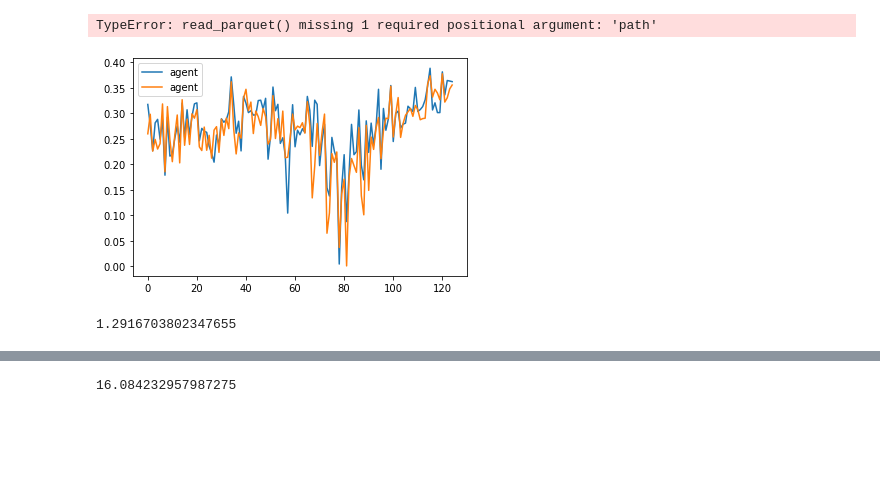
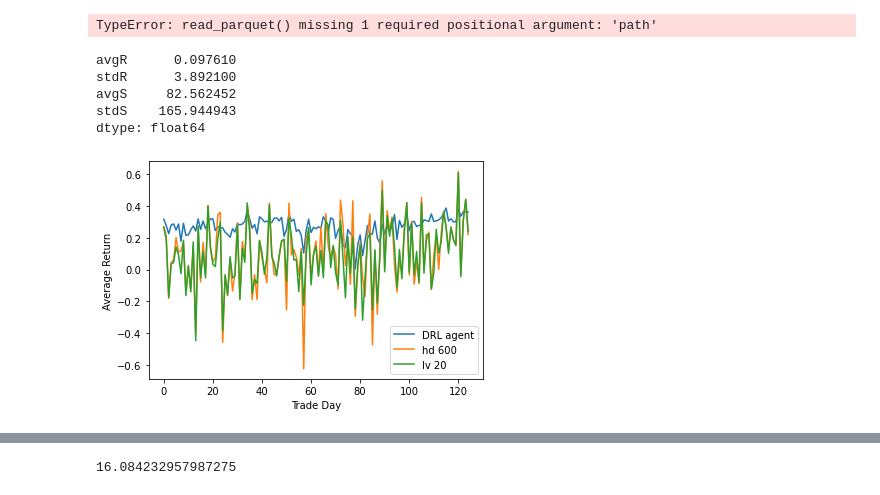
Before and after one commit to irides777/trader, a Jupyter notebook: pic.ipynb, the cells around one changed output, grey strips where cells are left out. Drawn from its saved outputs; the diff is of its cells as text; code cells hidden in the pictures; blank space fills up the shorter version.

```diff
--- a/pic.ipynb
+++ b/pic.ipynb
@@ -98,10 +98,14 @@ pd.read_parquet()
 TypeError: read_parquet() missing 1 required positional argument: 'path'
 # %%
 agent = pd.read_csv('res/rb.csv')
-oa = pd.read_csv('res/rb/DRLBuy.csv')
+# oa = pd.read_csv('res/rb/DRLBuy.csv')
 hd = {}
 lv = {}
+a = []
 for i in [30, 50, 100, 200, 500, 600]:
     hd[i] = pd.read_csv(f'res/rb{i}hd.csv')
+    a.append([f'hd{i}']+list(hd[i].mean()[1:4].values))
 for i in [1, 2, 3, 5, 7, 10, 20]:
     lv[i] = pd.read_csv(f'res/rb{i}lv.csv')
+    a.append([f'lv{i}']+list(lv[i].mean()[1:4].values))
+a.append([f'DRL agent']+list(agent.mean()[1:4].values))
@@ -108,18 +114,27 @@ for i in [1, 2, 3, 5, 7, 10, 20]:
+# %%
+hd[600].mean()[1:]
+# %% [output]
+avgR      0.097610
+stdR      3.892100
+avgS     82.562452
+stdS    165.944943
+dtype: float64
 # %%
 fig, ax = plt.subplots()
-ax.plot(agent.avgR, label='agent')
-ax.plot(oa.avgR, label='agent')
+ax.plot(agent.avgR, label='DRL agent')
+# ax.plot(oa.avgR, label='agent')
 
 # ax.plot(hd[30].avgR, label='hd 30')
 # ax.plot(hd[200].avgR, label='hd 200')
-# ax.plot(hd[600].avgR, label='hd 600')
+ax.plot(hd[600].avgR, label='hd 600')
 # ax.plot(lv[2].avgR, label='lv 2')
 # ax.plot(lv[10].avgR, label='lv 10')
-# ax.plot(lv[20].avgR, label='lv 20')
+ax.plot(lv[20].avgR, label='lv 20')
 # ax.plot(data4.avgR, label='lv 10')
 # ax.fill_between(data.avgR, data.avgR-data.stdR, data.avgR+data.stdR, alpha=0.1)
+plt.xlabel('Trade Day')
+plt.ylabel('Average Return')
 plt.legend()
 plt.show()
 # %% [output]
-[figure, old version]
+[figure, new version]
-1.2916703802347655
```
Also changed, not shown: parts of 5 cells of this notebook, 6 other files.
